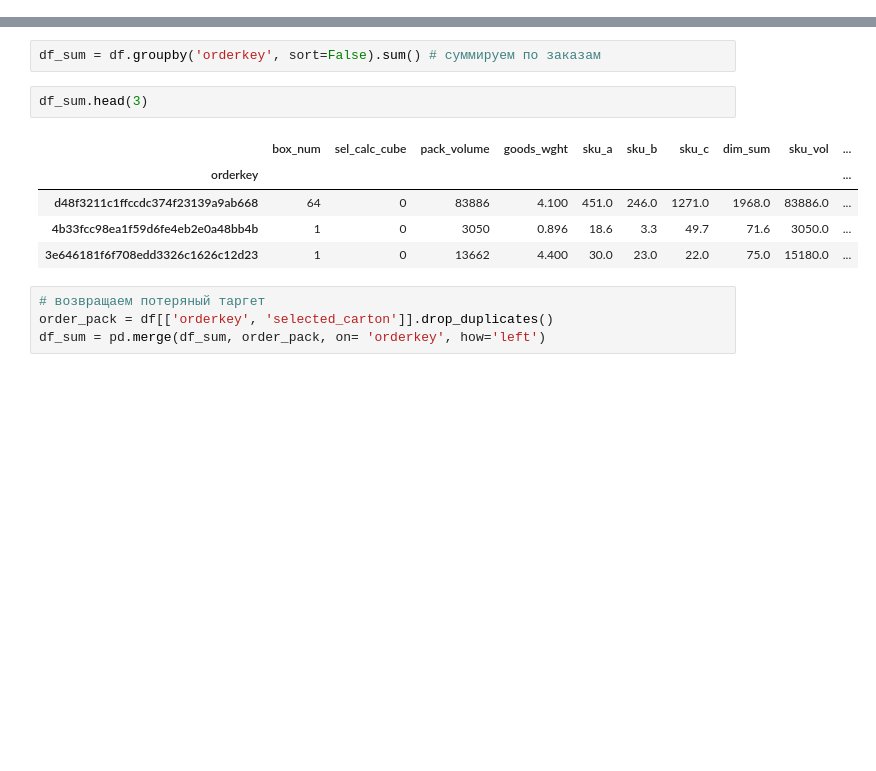
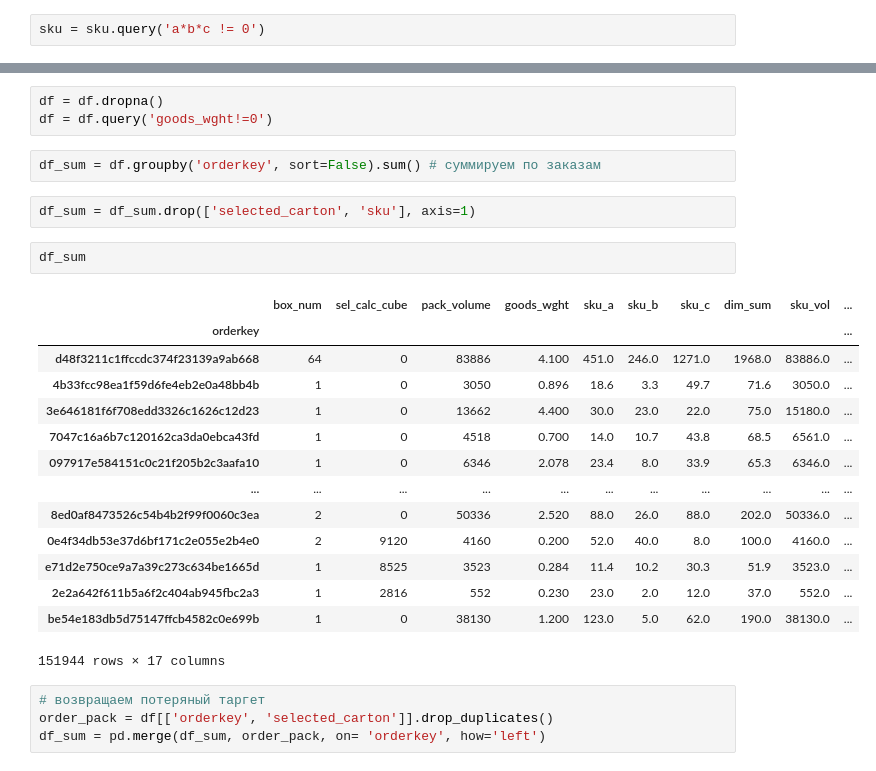
Before and after one commit to johnmcv761/Ya_hackaton_package_choose, a Jupyter notebook: catboost.ipynb, the cells around one changed output, grey strips where cells are left out. Drawn from its saved outputs; the diff is of its cells as text; blank space fills up the shorter version.

```diff
--- a/catboost.ipynb
+++ b/catboost.ipynb
@@ -242,5 +281,7 @@ MemoryError: Unable to allocate 13.7 GiB for an array with shape (5629, 325623)
 # %%
 sku = sku[sku['vol']>0]
+# %%
+sku = sku.query('a*b*c != 0')
 # %%
 df = pd.merge(df, sku, on='sku', how='left')
 df = df.rename(columns={'vol':'sku_vol',
@@ -257,13 +318,27 @@ df.head(3)
+# %%
+df = df.dropna()
+df = df.query('goods_wght!=0')
 # %%
 df_sum = df.groupby('orderkey', sort=False).sum() # суммируем по заказам
+# %%
+df_sum = df_sum.drop(['selected_carton', 'sku'], axis=1)
 # %%
-df_sum.head(3)
+df_sum
 # %% [output]
 |  | box_num | sel_calc_cube | pack_volume | goods_wght | sku_a | sku_b | sku_c | dim_sum | sku_vol | ... |
 | orderkey |  |  |  |  |  |  |  |  |  | ... |
 | d48f3211c1ffccdc374f23139a9ab668 | 64 | 0 | 83886 | 4.100 | 451.0 | 246.0 | 1271.0 | 1968.0 | 83886.0 | ... |
 | 4b33fcc98ea1f59d6fe4eb2e0a48bb4b | 1 | 0 | 3050 | 0.896 | 18.6 | 3.3 | 49.7 | 71.6 | 3050.0 | ... |
 | 3e646181f6f708edd3326c1626c12d23 | 1 | 0 | 13662 | 4.400 | 30.0 | 23.0 | 22.0 | 75.0 | 15180.0 | ... |
+| 7047c16a6b7c120162ca3da0ebca43fd | 1 | 0 | 4518 | 0.700 | 14.0 | 10.7 | 43.8 | 68.5 | 6561.0 | ... |
+| 097917e584151c0c21f205b2c3aafa10 | 1 | 0 | 6346 | 2.078 | 23.4 | 8.0 | 33.9 | 65.3 | 6346.0 | ... |
+| ... | ... | ... | ... | ... | ... | ... | ... | ... | ... | ... |
+| 8ed0af8473526c54b4b2f99f0060c3ea | 2 | 0 | 50336 | 2.520 | 88.0 | 26.0 | 88.0 | 202.0 | 50336.0 | ... |
+| 0e4f34db53e37d6bf171c2e055e2b4e0 | 2 | 9120 | 4160 | 0.200 | 52.0 | 40.0 | 8.0 | 100.0 | 4160.0 | ... |
+| e71d2e750ce9a7a39c273c634be1665d | 1 | 8525 | 3523 | 0.284 | 11.4 | 10.2 | 30.3 | 51.9 | 3523.0 | ... |
+| 2e2a642f611b5a6f2c404ab945fbc2a3 | 1 | 2816 | 552 | 0.230 | 23.0 | 2.0 | 12.0 | 37.0 | 552.0 | ... |
+| be54e183db5d75147ffcb4582c0e699b | 1 | 0 | 38130 | 1.200 | 123.0 | 5.0 | 62.0 | 190.0 | 38130.0 | ... |
+151944 rows × 17 columns
 # %%
 # возвращаем потеряный таргет
 order_pack = df[['orderkey', 'selected_carton']].drop_duplicates()
```
Also changed, not shown: parts of 38 cells of this notebook.
